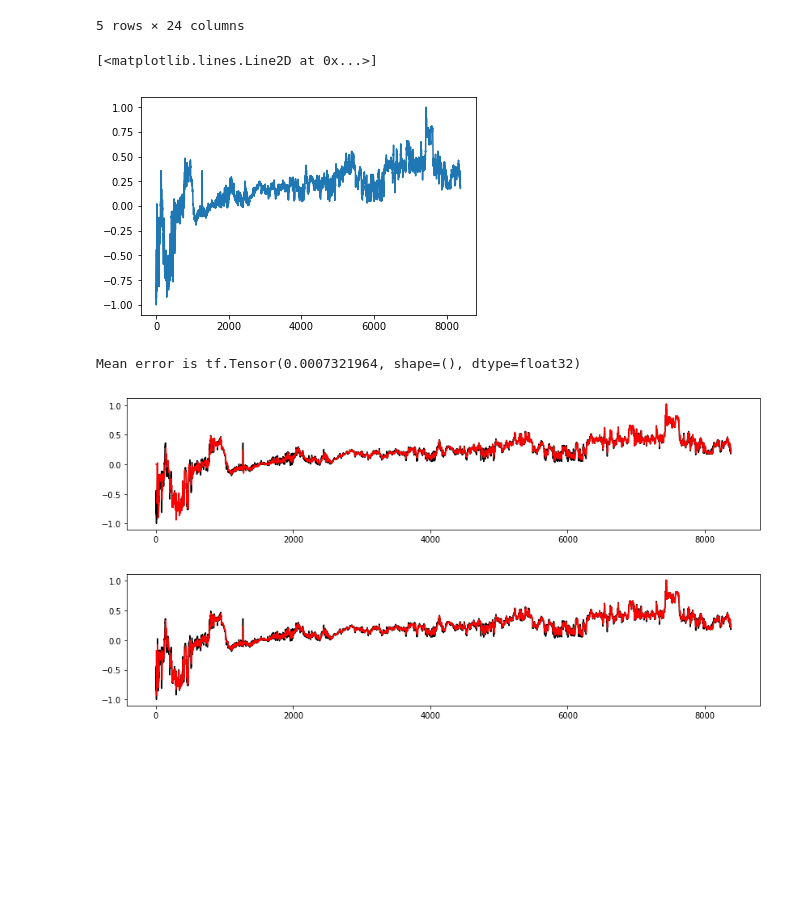
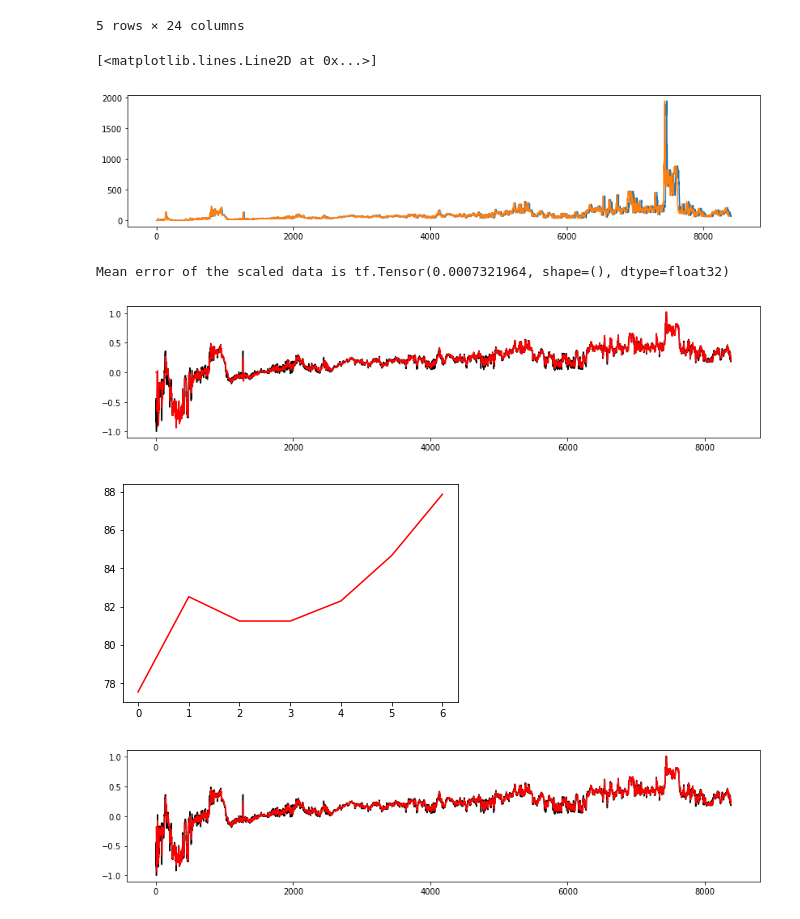
Before and after one commit to ann-2018-03/evaluacion-DavidChaMun, a Jupyter notebook: 01-precios.ipynb, the cells around one changed output. Saved outputs shown, nothing was run; the diff lists cells and outputs as text; code cells hidden in the pictures; blank space fills up the shorter version.

Commit message:
Prediction made, scaling and de_scaling functions added

```diff
--- a/01-precios.ipynb
+++ b/01-precios.ipynb
@@ -119,22 +119,46 @@ Number of rows left: 8381
 """
 
 mean_prices = data.sum(axis=1) / (len(data.columns))
-# %%
-#plt.plot(mean_prices)
-#plt.plot(np.sqrt(mean_prices))
-#plt.plot(np.power(mean_prices, 1/3))
-
-
-
-d = np.log(mean_prices.values)
-d = d.tolist()
-b = max(d)
-a = min(d)
-d = [-1 + ((1-(-1))/(b-a))*(e-a) for e in d]
-plt.plot(d)
-# %% [output]
-[<matplotlib.lines.Line2D at 0x...>]
-[figure, removed]
+# %%
+plt.figure(figsize=(14,3))
+#plt.plot(mean_prices)
+#plt.plot(np.sqrt(mean_prices))
+#plt.plot(np.power(mean_prices, 1/3))
+
+#Scaling data
+def scale_data(data, fx = None, c = -1, d = 1):
+
+    if fx != None:
+        out = fx(data.values)
+    else:
+        out = data.values
+    out = out.tolist()
+
+    b = max(out)
+    a = min(out)
+    out = [c + ((d-(c))/(b-a))*(e-a) for e in out]
+    return out, a, b
+
+def de_scale_data(s_data, a, b, inv_fx = None, c = -1, d = 1):
+    p = (d-c)/(b-a)
+    out = [(y + (p*a) -c)/p for y in s_data]
+    #out = [a + ((b-a)/(d-c))*(e-c) for e in s_data]
+    if inv_fx != None:
+        out = inv_fx(out)
+    return out
+
+f = np.log
+inv_f = np.exp
+d, a, b = scale_data(mean_prices, f)
+ds = de_scale_data(d, a, b, inv_f)
+
+plt.plot(mean_prices)
+plt.plot(ds)
+
+#this is a test of the de_scale function
+# %% [output]
+[<matplotlib.lines.Line2D at 0x...>]
+[figure, added]
 # %%
 import tensorflow as tf
 
@@ -155,10 +179,6 @@ class Model(object):
         x = tf.constant(np.array([1.0] + x, dtype=np.float32))
         self.w.assign_add(tf.scalar_mul(2 * mu * e, x))
 # %%
-
-
-
-
 ##
 ##  Para pronosticar el valor actual se toman los `L`
 ##  valores previos de la serie
@@ -184,13 +204,25 @@ for t in range(L, len(d)):
 
 
 MSE = sum(model.errs)**2 / len(model.errs)
-print("Mean error is " + str(MSE))
+print("Mean error of the scaled data is " + str(MSE))
 plt.figure(figsize=(14,3))
 plt.plot(d, color='black');
 plt.plot(y_pred, color = 'red');
 # %% [output]
-Mean error is tf.Tensor(0.0007321964, shape=(), dtype=float32)
+Mean error of the scaled data is tf.Tensor(0.0007321964, shape=(), dtype=float32)
 [figure]
+# %%
+nd = d[-1 * L:]
+
+n_of_pred = 7
+for i in range(n_of_pred):
+    nd.append(model(nd[-1 * L:]))
+
+seven_pred = de_scale_data(nd[-1*n_of_pred:], a, b, inv_f)
+#print(nd)
+plt.plot(seven_pred, color='red');
+# %% [output]
+[figure, added]
 # %%
 ## mu es la tasa de aprendizaje (escogida arbitrariamente)
 mu = 0.05
```
